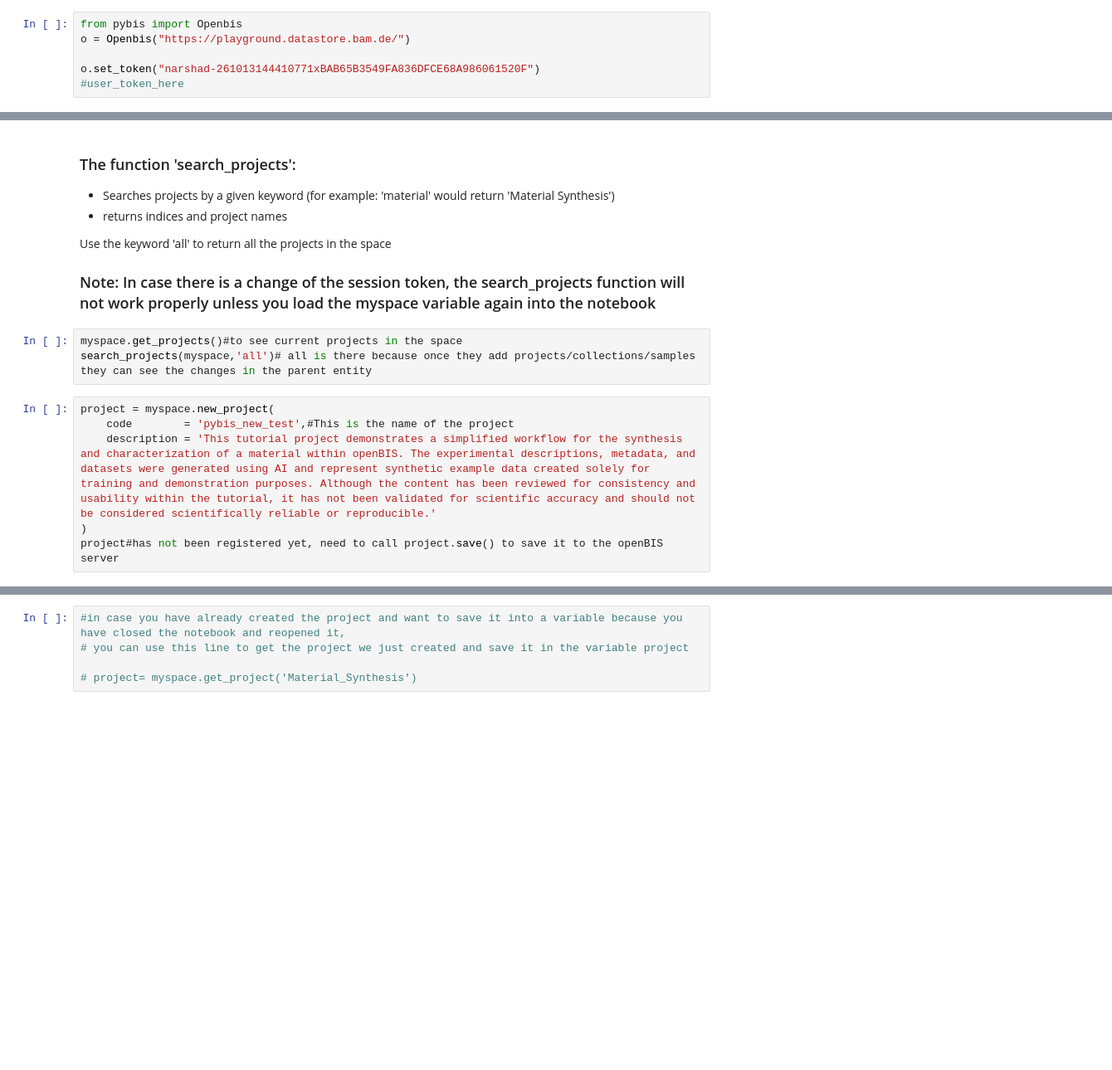
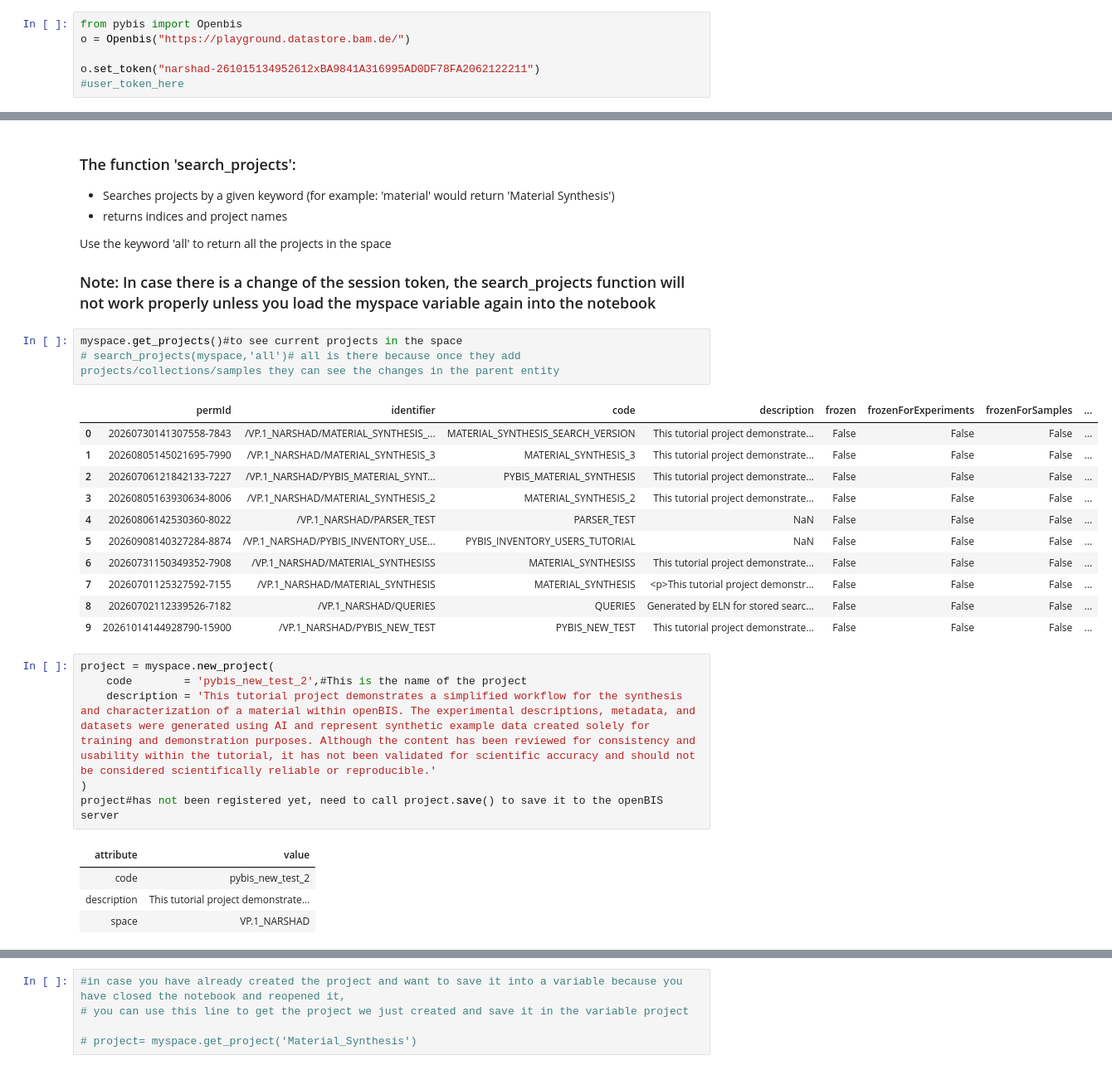
Before and after one commit to BAMresearch/openBIS-data-store-tutorials, a Jupyter notebook: lab-notebook/lab-notebook-pybis.ipynb, the cells around one changed output, grey strips where cells are left out. Shown at 83% size. Cells and saved outputs as stored; diff of their text form; blank space fills up the shorter version.

```diff
--- a/lab-notebook/lab-notebook-pybis.ipynb
+++ b/lab-notebook/lab-notebook-pybis.ipynb
@@ -20,7 +40,7 @@ from helper import *#helper functions for this notebook
 from pybis import Openbis
 o = Openbis("https://playground.datastore.bam.de/")
 
-o.set_token("narshad-261013144410771xBAB65B3549FA836DFCE68A986061520F")
+o.set_token("narshad-261015134952612xBA9841A316995AD0DF78FA2062122211")
 #user_token_here
 # %% [markdown]
 Download Datasets for future use.
@@ -89,12 +124,29 @@ Use the keyword 'all' to return all the projects in the space
 ### Note: In case there is a change of the session token, the search_projects function will not work properly unless you load the myspace variable again into the notebook
 # %%
 myspace.get_projects()#to see current projects in the space
-search_projects(myspace,'all')# all is there because once they add projects/collections/samples they can see the changes in the parent entity
+# search_projects(myspace,'all')# all is there because once they add projects/collections/samples they can see the changes in the parent entity
+# %% [output]
+|  | permId | identifier | code | description | frozen | frozenForExperiments | frozenForSamples | ... |
+| 0 | 20260730141307558-7843 | /VP.1_NARSHAD/MATERIAL_SYNTHESIS_... | MATERIAL_SYNTHESIS_SEARCH_VERSION | This tutorial project demonstrate... | False | False | False | ... |
+| 1 | 20260805145021695-7990 | /VP.1_NARSHAD/MATERIAL_SYNTHESIS_3 | MATERIAL_SYNTHESIS_3 | This tutorial project demonstrate... | False | False | False | ... |
+| 2 | 20260706121842133-7227 | /VP.1_NARSHAD/PYBIS_MATERIAL_SYNT... | PYBIS_MATERIAL_SYNTHESIS | This tutorial project demonstrate... | False | False | False | ... |
+| 3 | 20260805163930634-8006 | /VP.1_NARSHAD/MATERIAL_SYNTHESIS_2 | MATERIAL_SYNTHESIS_2 | This tutorial project demonstrate... | False | False | False | ... |
+| 4 | 20260806142530360-8022 | /VP.1_NARSHAD/PARSER_TEST | PARSER_TEST | NaN | False | False | False | ... |
+| 5 | 20260908140327284-8874 | /VP.1_NARSHAD/PYBIS_INVENTORY_USE... | PYBIS_INVENTORY_USERS_TUTORIAL | NaN | False | False | False | ... |
+| 6 | 20260731150349352-7908 | /VP.1_NARSHAD/MATERIAL_SYNTHESISS | MATERIAL_SYNTHESISS | This tutorial project demonstrate... | False | False | False | ... |
+| 7 | 20260701125327592-7155 | /VP.1_NARSHAD/MATERIAL_SYNTHESIS | MATERIAL_SYNTHESIS | <p>This tutorial project demonstr... | False | False | False | ... |
+| 8 | 20260702112339526-7182 | /VP.1_NARSHAD/QUERIES | QUERIES | Generated by ELN for stored searc... | False | False | False | ... |
+| 9 | 20261014144928790-15900 | /VP.1_NARSHAD/PYBIS_NEW_TEST | PYBIS_NEW_TEST | This tutorial project demonstrate... | False | False | False | ... |
 # %%
 project = myspace.new_project(
-    code        = 'pybis_new_test',#This is the name of the project
+    code        = 'pybis_new_test_2',#This is the name of the project
     description = 'This tutorial project demonstrates a simplified workflow for the synthesis and characterization of a material within openBIS. The experimental descriptions, metadata, and datasets were generated using AI and represent synthetic example data created solely for training and demonstration purposes. Although the content has been reviewed for consistency and usability within the tutorial, it has not been validated for scientific accuracy and should not be considered scientifically reliable or reproducible.'
 )
 project#has not been registered yet, need to call project.save() to save it to the openBIS server
+# %% [output]
+| attribute | value |
+| code | pybis_new_test_2 |
+| description | This tutorial project demonstrate... |
+| space | VP.1_NARSHAD |
 # %%
 project.save()#this will save the project into the space you set in myspace
```
Also changed, not shown: parts of 64 cells of this notebook.
